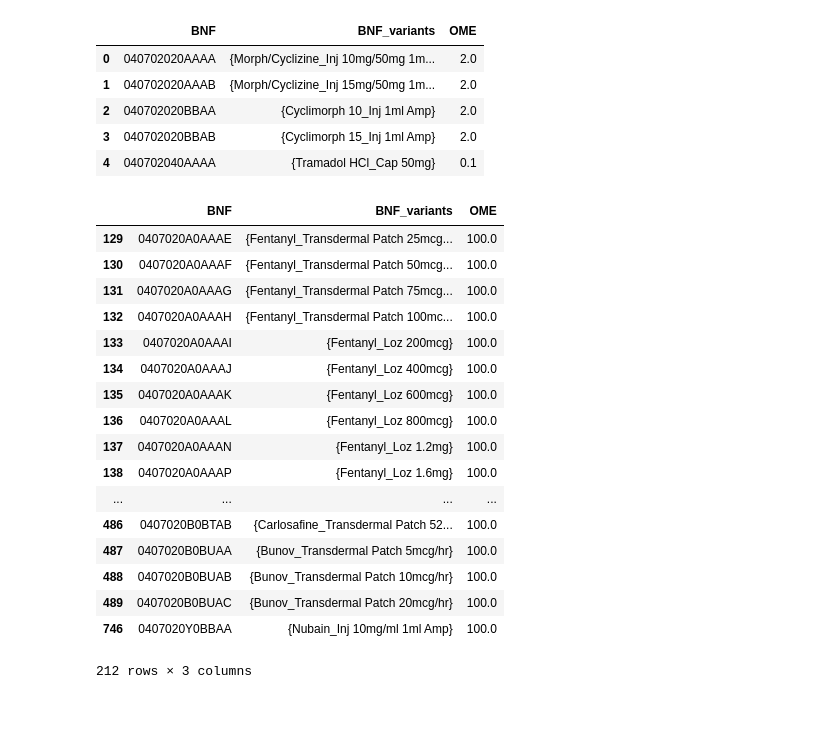
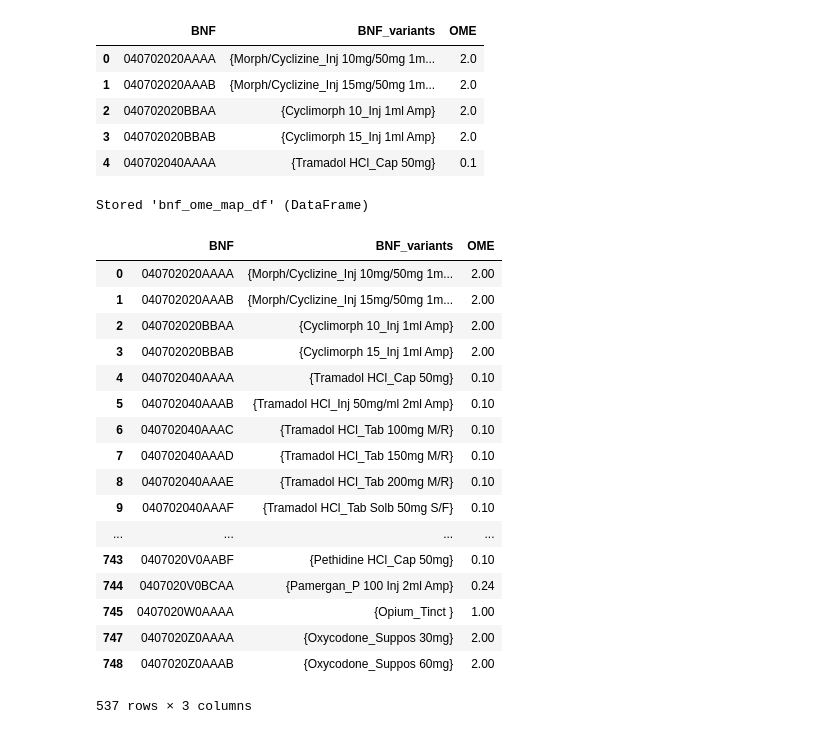
Before and after one commit to sagarjoglekar/2019_Health_Prescribe, a Jupyter notebook: OME_analysis.ipynb, the cells around one changed output. Drawn from its saved outputs; the diff is of its cells as text; code cells hidden in the pictures.

```diff
--- a/OME_analysis.ipynb
+++ b/OME_analysis.ipynb
@@ -27,7 +28,7 @@ files = glob.glob('../BL_Work/openPrescribe/savings/*.gz')
 # %%
 ome = pd.read_csv('scratchpad/ome_rossano.csv')
 # %%
-ome['BNF_stub'] = ome['bnf'].apply(lambda x: x[:-2])
+ome['BNF_stub'] = ome['bnf'].apply(lambda x: x[:-6])
 # %%
 ome.head()
 # %% [output]
@@ -104,24 +110,28 @@ for index, row in bnf_ome_map_df.iterrows():
+# %%
+%store bnf_ome_map_df
+# %% [output]
+Stored 'bnf_ome_map_df' (DataFrame)
 # %%
- bnf_ome_map_df[bnf_ome_map_df['OME'] > 10]
+ bnf_ome_map_df[bnf_ome_map_df['OME'] < 10]
 # %% [output]
 |  | BNF | BNF_variants | OME |
-| 129 | 0407020A0AAAE | {Fentanyl_Transdermal Patch 25mcg... | 100.0 |
-| 130 | 0407020A0AAAF | {Fentanyl_Transdermal Patch 50mcg... | 100.0 |
-| 131 | 0407020A0AAAG | {Fentanyl_Transdermal Patch 75mcg... | 100.0 |
-| 132 | 0407020A0AAAH | {Fentanyl_Transdermal Patch 100mc... | 100.0 |
-| 133 | 0407020A0AAAI | {Fentanyl_Loz 200mcg} | 100.0 |
-| 134 | 0407020A0AAAJ | {Fentanyl_Loz 400mcg} | 100.0 |
-| 135 | 0407020A0AAAK | {Fentanyl_Loz 600mcg} | 100.0 |
-| 136 | 0407020A0AAAL | {Fentanyl_Loz 800mcg} | 100.0 |
-| 137 | 0407020A0AAAN | {Fentanyl_Loz 1.2mg} | 100.0 |
-| 138 | 0407020A0AAAP | {Fentanyl_Loz 1.6mg} | 100.0 |
+| 0 | 040702020AAAA | {Morph/Cyclizine_Inj 10mg/50mg 1m... | 2.00 |
+| 1 | 040702020AAAB | {Morph/Cyclizine_Inj 15mg/50mg 1m... | 2.00 |
+| 2 | 040702020BBAA | {Cyclimorph 10_Inj 1ml Amp} | 2.00 |
+| 3 | 040702020BBAB | {Cyclimorph 15_Inj 1ml Amp} | 2.00 |
+| 4 | 040702040AAAA | {Tramadol HCl_Cap 50mg} | 0.10 |
+| 5 | 040702040AAAB | {Tramadol HCl_Inj 50mg/ml 2ml Amp} | 0.10 |
+| 6 | 040702040AAAC | {Tramadol HCl_Tab 100mg M/R} | 0.10 |
+| 7 | 040702040AAAD | {Tramadol HCl_Tab 150mg M/R} | 0.10 |
+| 8 | 040702040AAAE | {Tramadol HCl_Tab 200mg M/R} | 0.10 |
+| 9 | 040702040AAAF | {Tramadol HCl_Tab Solb 50mg S/F} | 0.10 |
 | ... | ... | ... | ... |
-| 486 | 0407020B0BTAB | {Carlosafine_Transdermal Patch 52... | 100.0 |
-| 487 | 0407020B0BUAA | {Bunov_Transdermal Patch 5mcg/hr} | 100.0 |
-| 488 | 0407020B0BUAB | {Bunov_Transdermal Patch 10mcg/hr} | 100.0 |
-| 489 | 0407020B0BUAC | {Bunov_Transdermal Patch 20mcg/hr} | 100.0 |
-| 746 | 0407020Y0BBAA | {Nubain_Inj 10mg/ml 1ml Amp} | 100.0 |
+| 743 | 0407020V0AABF | {Pethidine HCl_Cap 50mg} | 0.10 |
+| 744 | 0407020V0BCAA | {Pamergan_P 100 Inj 2ml Amp} | 0.24 |
+| 745 | 0407020W0AAAA | {Opium_Tinct } | 1.00 |
+| 747 | 0407020Z0AAAA | {Oxycodone_Suppos 30mg} | 2.00 |
+| 748 | 0407020Z0AAAB | {Oxycodone_Suppos 60mg} | 2.00 |
-212 rows × 3 columns
+537 rows × 3 columns
 # %%
 pdp['25'] = pdp['3'].apply(lambda x : x[:-2])
 # %%
```
Also changed, not shown: parts of 77 cells of this notebook, 14 other files.
